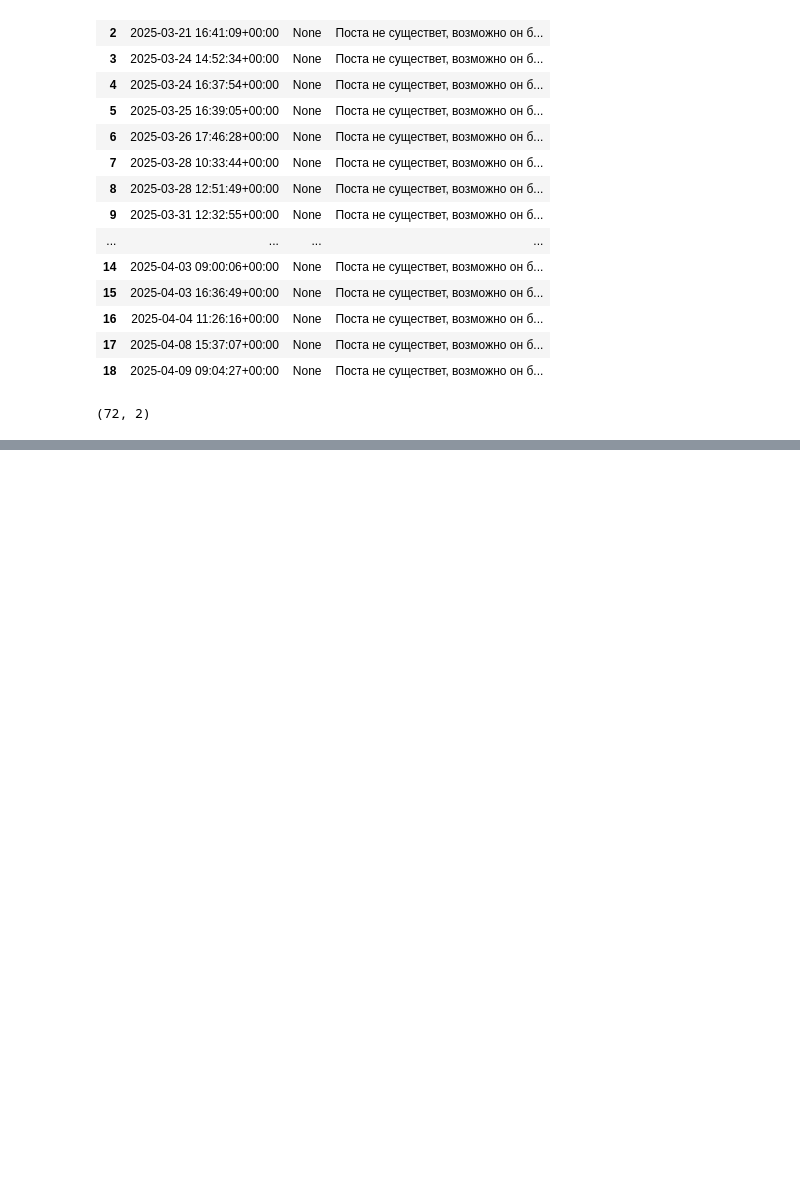
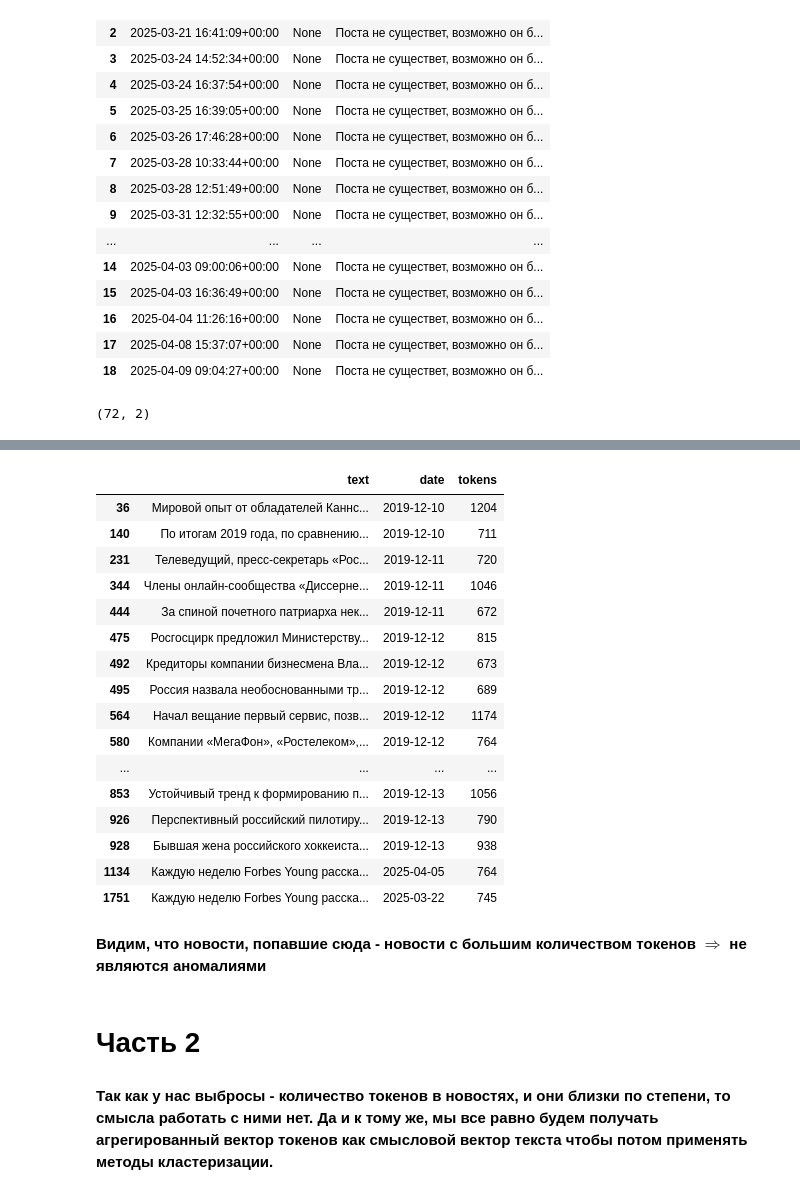
Before and after one commit to datanalist/company-clasterization, a Jupyter notebook: notebooks/DCMML_hw_2.ipynb, the cells around one changed output, grey strips where cells are left out. Drawn from its saved outputs; the diff is of its cells as text; code cells hidden in the pictures; blank space fills up the shorter version.

```diff
--- a/notebooks/DCMML_hw_2.ipynb
+++ b/notebooks/DCMML_hw_2.ipynb
@@ -151,0 +208,28 @@ forbes_df[forbes_df.isnull().any(axis=1)].shape
+# %%
+# Посмотрим на тексты, попоавшие в выбросы с точки щрения стандарного отклонения
+
+y_outliers
+# %% [output]
+|  | text | date | tokens |
+| 36 | Мировой опыт от обладателей Каннс... | 2019-12-10 | 1204 |
+| 140 | По итогам 2019 года, по сравнению... | 2019-12-10 | 711 |
+| 231 | Телеведущий, пресс-секретарь «Рос... | 2019-12-11 | 720 |
+| 344 | Члены онлайн-сообщества «Диссерне... | 2019-12-11 | 1046 |
+| 444 | За спиной почетного патриарха нек... | 2019-12-11 | 672 |
+| 475 | Росгосцирк предложил Министерству... | 2019-12-12 | 815 |
+| 492 | Кредиторы компании бизнесмена Вла... | 2019-12-12 | 673 |
+| 495 | Россия назвала необоснованными тр... | 2019-12-12 | 689 |
+| 564 | Начал вещание первый сервис, позв... | 2019-12-12 | 1174 |
+| 580 | Компании «МегаФон», «Ростелеком»,... | 2019-12-12 | 764 |
+| ... | ... | ... | ... |
+| 853 | Устойчивый тренд к формированию п... | 2019-12-13 | 1056 |
+| 926 | Перспективный российский пилотиру... | 2019-12-13 | 790 |
+| 928 | Бывшая жена российского хоккеиста... | 2019-12-13 | 938 |
+| 1134 | Каждую неделю Forbes Young расска... | 2025-04-05 | 764 |
+| 1751 | Каждую неделю Forbes Young расска... | 2025-03-22 | 745 |
+# %% [markdown]
+**Видим, что новости, попавшие сюда - новости с большим количеством токенов $\Rightarrow$ не являются аномалиями**
+# %% [markdown]
+# Часть 2
+# %% [markdown]
+**Так как у нас выбросы - количество токенов в новостях, и они близки по степени, то смысла работать с ними нет. Да и к тому же, мы все равно будем получать агрегированный вектор токенов как смысловой вектор текста чтобы потом применять методы кластеризации.**
```
Also changed, not shown: parts of 17 cells of this notebook, 5 other files.
